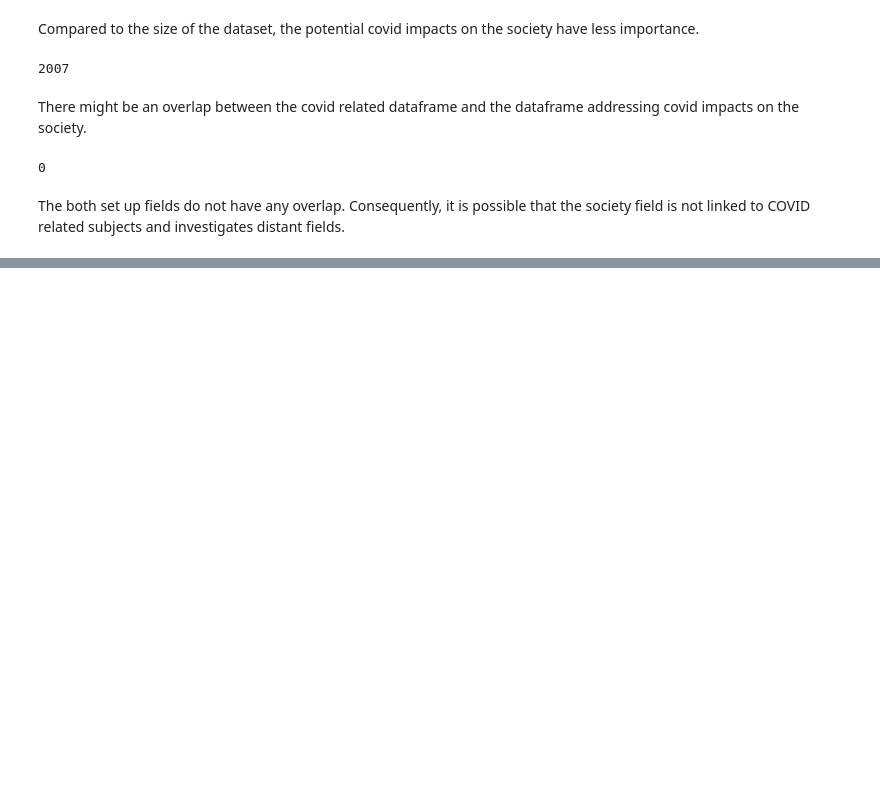
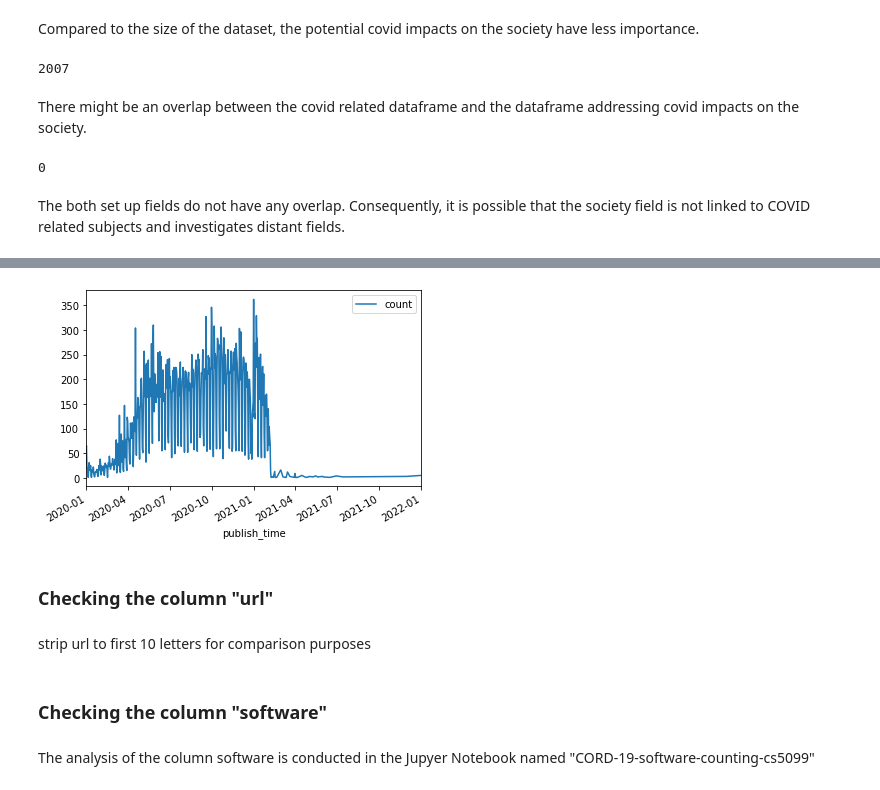
Before and after one commit to kopatri/cs5099masterthesis, a Jupyter notebook: notebooks/CORD-19-explore-dataset-cs5099.ipynb, the cells around one changed output, grey strips where cells are left out. Cells and saved outputs as stored; diff of their text form; code cells hidden in the pictures; blank space fills up the shorter version.

```diff
--- a/notebooks/CORD-19-explore-dataset-cs5099.ipynb
+++ b/notebooks/CORD-19-explore-dataset-cs5099.ipynb
@@ -389,0 +607,13 @@ strip url to first 10 letters for comparison purposes
+# %%
+df_publish_time_counted.plot(x ='publish_time', y='count', kind = 'line', xlim=(pd.Timestamp(2020, 1, 1),pd.Timestamp(2022, 1, 1) ))
+plt.show()
+# %% [output]
+[figure, added]
+# %% [markdown]
+### Checking the column "url"
+# %% [markdown]
+strip url to first 10 letters for comparison purposes
+# %% [markdown]
+### Checking the column "software"
+# %% [markdown]
+The analysis of the column software is conducted in the Jupyer Notebook named "CORD-19-software-counting-cs5099"
```
Also changed, not shown: parts of 36 cells of this notebook.
